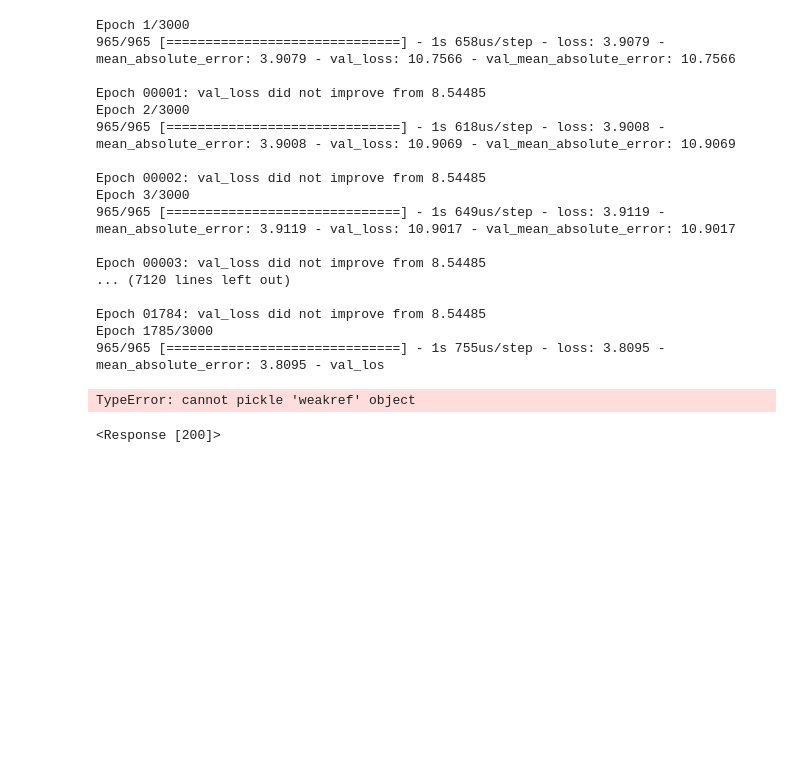
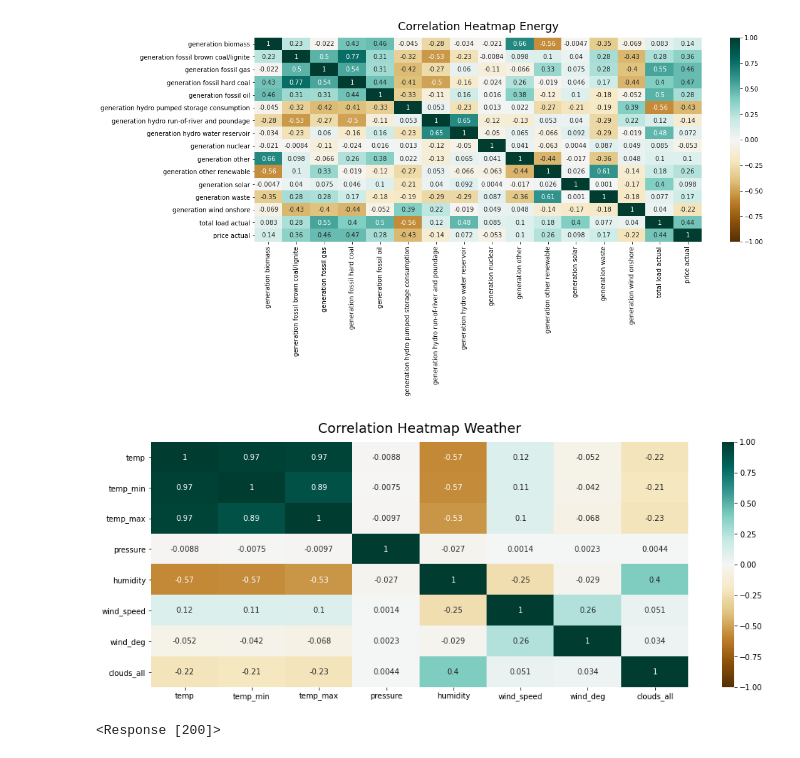
Before and after one commit to Falapas/IRONHACK_FINAL_PROJECT, a Jupyter notebook: Final_Project.ipynb, the cells around one changed output. Cells and saved outputs as stored; diff of their text form; code cells hidden in the pictures; blank space fills up the shorter version.

```diff
--- a/Final_Project.ipynb
+++ b/Final_Project.ipynb
@@ -46,7 +46,7 @@ energy['time'] = pd.to_datetime(energy['time'], utc=True, infer_datetime_format=
 energy = energy.set_index('time')
 
 # -> Droping collums we don't need from weather dataset.
-weather = weather.drop(["weather_icon", "weather_id", "weather_description", "weather_main", "rain_3h"], axis = 1)
+weather = weather.drop(["weather_icon", "weather_id", "weather_description", "weather_main", "rain_3h", "snow_3h", "rain_1h"], axis = 1)
 
 # -> Convert dt_iso to datetime type, rename it and set it as index
 weather['time'] = pd.to_datetime(weather['dt_iso'], utc=True, infer_datetime_format=True)
@@ -104,25 +104,3 @@ y_train = label[:len(features)-test_size]
 X_test = features[len(features)-test_size:]
 # -> Label test set
 y_test = label[len(features)-test_size:]
-
-# -> Model train and selection
-NN_model = Sequential()
-
-# -> The Input Layer :
-NN_model.add(Dense(68, kernel_initializer='normal', input_dim = X_train.shape[1], activation='relu'))
-
-# -> The Hidden Layers :
-NN_model.add(Dense(30, kernel_initializer='normal',activation='relu'))
-NN_model.add(Dense(30, kernel_initializer='normal',activation='relu'))
-
-# -> The Output Layer :
-NN_model.add(Dense(1, kernel_initializer='normal',activation='linear'))
-
-# -> Compile the network :
-NN_model.compile(loss='mean_absolute_error', optimizer='adam', metrics=['mean_absolute_error'])
-NN_model.summary()
-
-# -> Creating Checkpoints
-checkpoint_name = 'Weights-{epoch:03d}--{val_loss:.5f}.hdf5'
-checkpoint = ModelCheckpoint(checkpoint_name, monitor='val_loss', verbose = 1, save_best_only = True, mode ='auto')
-callbacks_list = [checkpoint]
@@ -206,30 +205,11 @@ R2 : 0.717013, MSE : 12.775515
 # %%
 # -> Pickle
 
-model = NN_model.fit(features, label, epochs=3000, batch_size=32, validation_split = 0.2, callbacks=callbacks_list)
+model = tree_model.fit(features, label)
 
 # -> save the model to disk
-filename = 'Model_NN.sav'
-pickle.dump(model, open(filename, 'wb'))
+#filename = 'Model.sav'
+#pickle.dump(model, open(filename, 'wb'))
-# %% [output]
-Epoch 1/3000
-965/965 [==============================] - 1s 658us/step - loss: 3.9079 - mean_absolute_error: 3.9079 - val_loss: 10.7566 - val_mean_absolute_error: 10.7566
-
-Epoch 00001: val_loss did not improve from 8.54485
-Epoch 2/3000
-965/965 [==============================] - 1s 618us/step - loss: 3.9008 - mean_absolute_error: 3.9008 - val_loss: 10.9069 - val_mean_absolute_error: 10.9069
-
-Epoch 00002: val_loss did not improve from 8.54485
-Epoch 3/3000
-965/965 [==============================] - 1s 649us/step - loss: 3.9119 - mean_absolute_error: 3.9119 - val_loss: 10.9017 - val_mean_absolute_error: 10.9017
-
-Epoch 00003: val_loss did not improve from 8.54485
-... (7120 lines left out)
-
-Epoch 01784: val_loss did not improve from 8.54485
-Epoch 1785/3000
-965/965 [==============================] - 1s 755us/step - loss: 3.8095 - mean_absolute_error: 3.8095 - val_los
-TypeError: cannot pickle 'weakref' object
 # %%
 # -> Creating sqlalchemy engine - SQL connection
 
@@ -239,15 +219,18 @@ TypeError: cannot pickle 'weakref' object
 # %%
 # -> Correlation Heatmap Energy
 
-#plt.figure(figsize=(16, 6))
-#heatmap = sns.heatmap(energy.corr(), vmin=-1, vmax=1, annot=True, cmap='BrBG')
-#heatmap.set_title('Correlation Heatmap Energy', fontdict={'fontsize':18}, pad=12);
+plt.figure(figsize=(16, 6))
+heatmap = sns.heatmap(energy.corr(), vmin=-1, vmax=1, annot=True, cmap='BrBG')
+heatmap.set_title('Correlation Heatmap Energy', fontdict={'fontsize':18}, pad=12);
 
 # -> Correlation Heatmap Weather
 
-#plt.figure(figsize=(16, 6))
-#heatmap = sns.heatmap(weather.corr(), vmin=-1, vmax=1, annot=True, cmap='BrBG')
-#heatmap.set_title('Correlation Heatmap Weather', fontdict={'fontsize':18}, pad=12);
+plt.figure(figsize=(16, 6))
+heatmap = sns.heatmap(weather.corr(), vmin=-1, vmax=1, annot=True, cmap='BrBG')
+heatmap.set_title('Correlation Heatmap Weather', fontdict={'fontsize':18}, pad=12);
+# %% [output]
+[figure, added]
+[figure, added]
 # %%
 import requests, json
 
```
Also changed, not shown: parts of 7 cells of this notebook.
